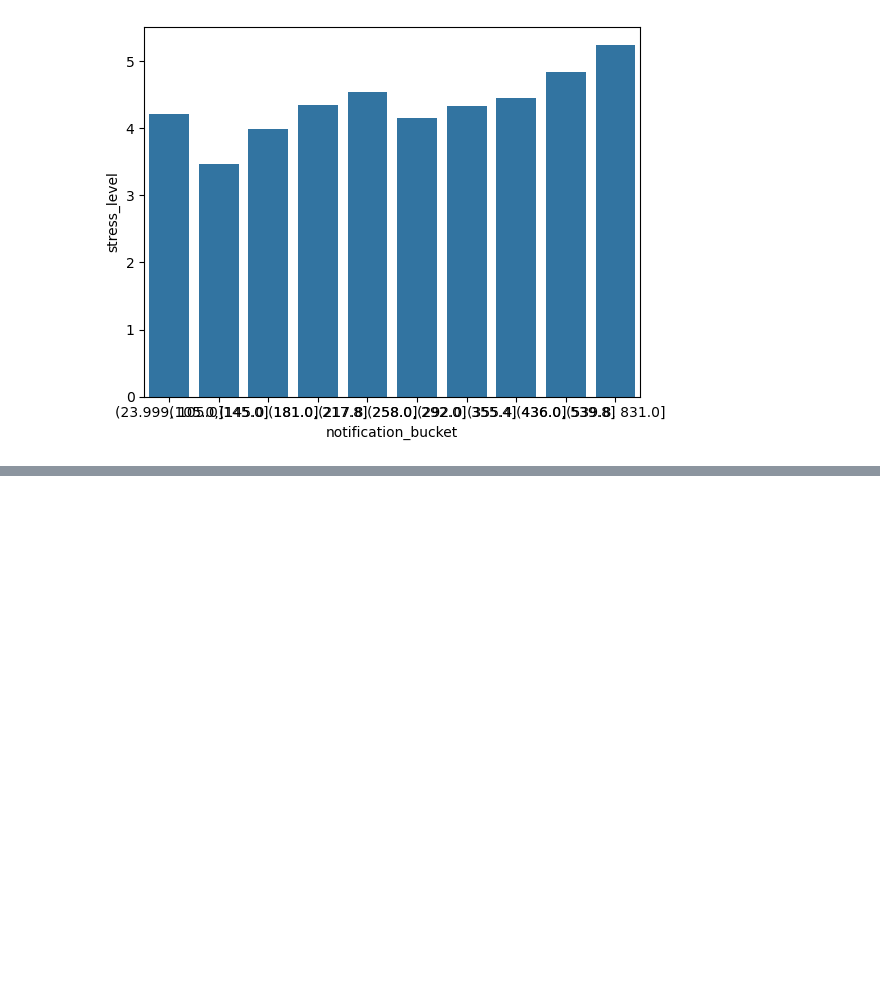
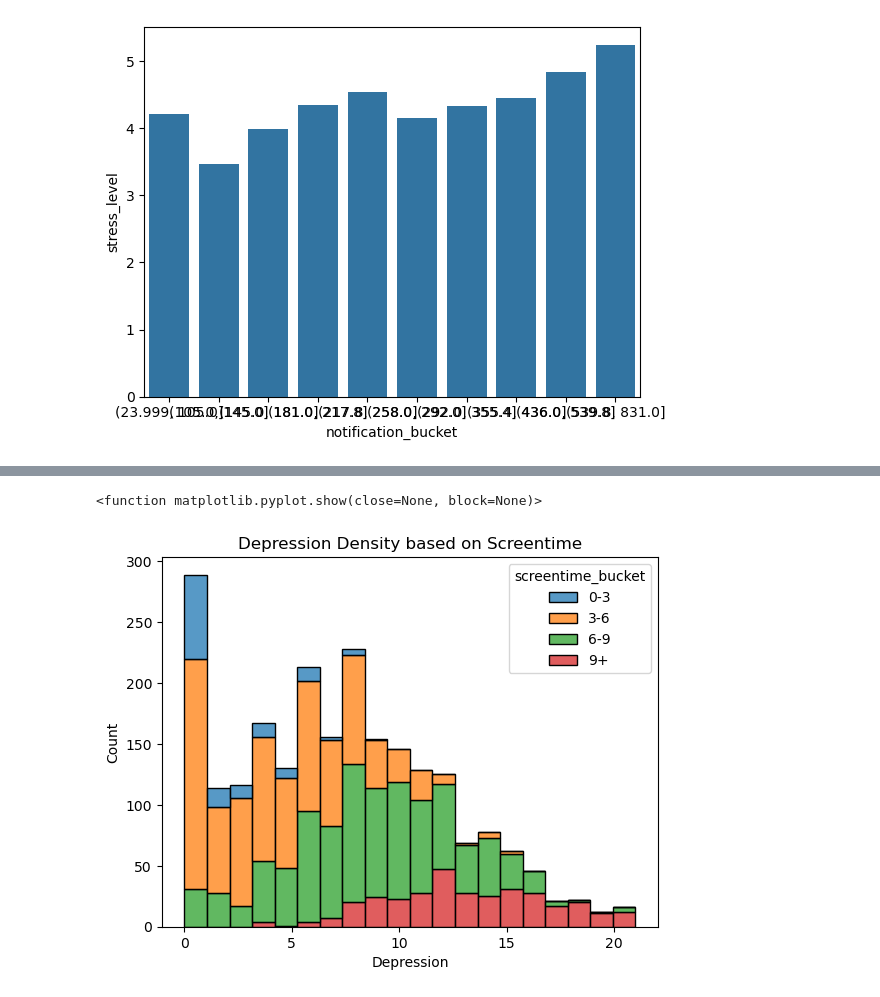
Before and after one commit to abbeygodfrey/insy6500-project, a Jupyter notebook: notebooks/data_cleanup.ipynb, the cells around one changed output, grey strips where cells are left out. Cells and saved outputs as stored; diff of their text form; code cells hidden in the pictures; blank space fills up the shorter version.

```diff
--- a/notebooks/data_cleanup.ipynb
+++ b/notebooks/data_cleanup.ipynb
@@ -424,0 +442,9 @@ plt.show
+# %%
+#depression histogram as it relates to screen time
+sns.histplot(data=df_cleaned, x="depression_score", hue="screentime_bucket", multiple="stack")
+plt.xlabel('Depression')
+plt.title('Depression Density based on Screentime')
+plt.show
+# %% [output]
+<function matplotlib.pyplot.show(close=None, block=None)>
+[figure, added]
```
Also changed, not shown: parts of 6 cells of this notebook.
